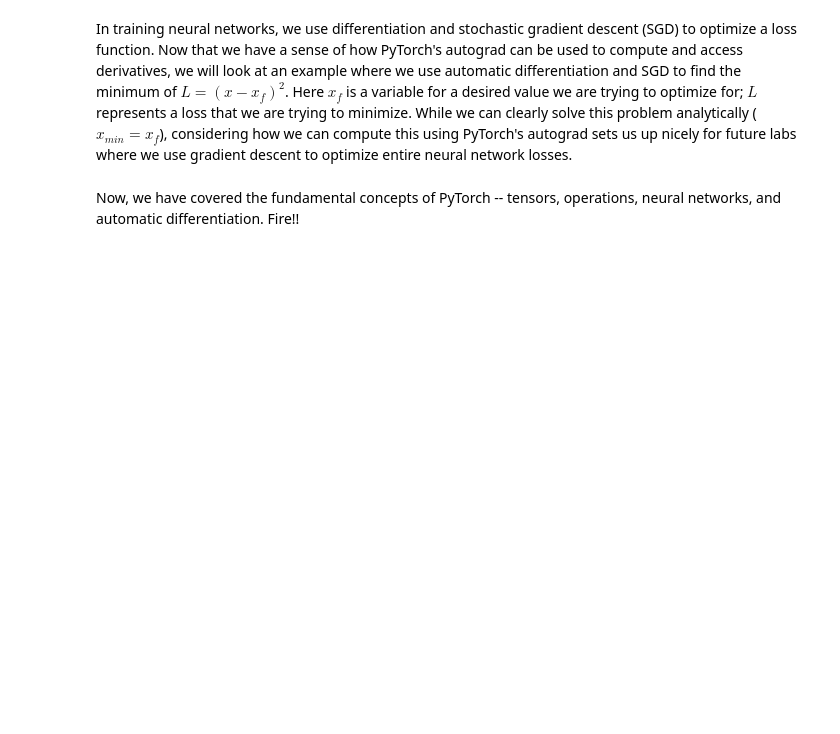
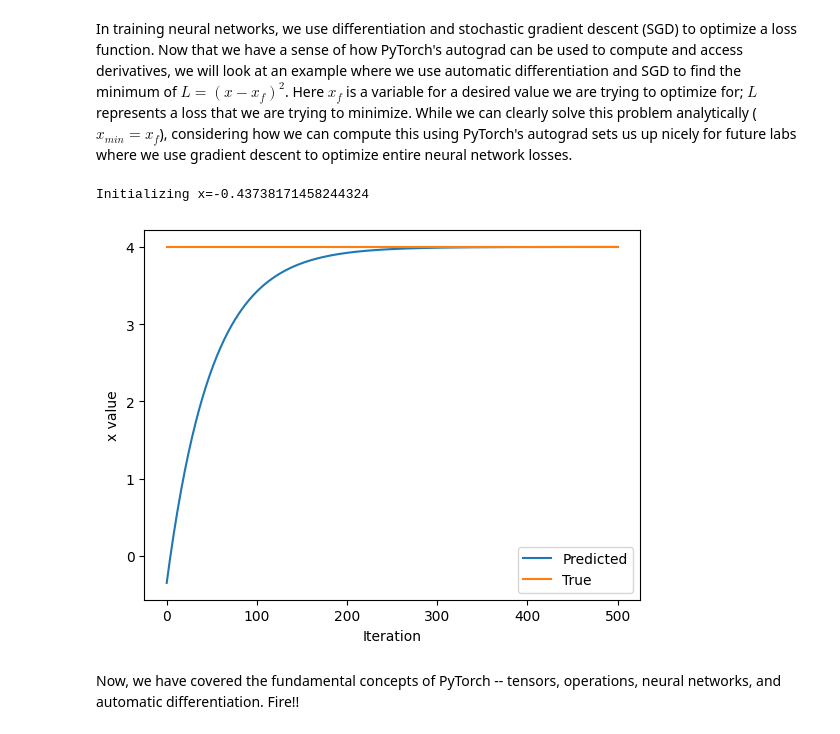
Before and after one commit to qiu9332/Deep-Learing-6.S191, a Jupyter notebook: lab1/PT_Part1_Intro.ipynb, the cells around one changed output. Saved outputs shown, nothing was run; the diff lists cells and outputs as text; code cells hidden in the pictures; blank space fills up the shorter version.

```diff
--- a/lab1/PT_Part1_Intro.ipynb
+++ b/lab1/PT_Part1_Intro.ipynb
@@ -489,33 +488,36 @@ In training neural networks, we use differentiation and stochastic gradient desc
 x = torch.randn(1)
 print(f"Initializing x={x.item()}")
 
 learning_rate = 1e-2  # Learning rate
 history = []
 x_f = 4  # Target value
 
 
 # We will run gradient descent for a number of iterations. At each iteration, we compute the loss,
 #   compute the derivative of the loss with respect to x, and perform the update.
 for i in range(500):
     x = torch.tensor([x], requires_grad=True)
 
     # TODO: Compute the loss as the square of the difference between x and x_f
-    loss = # TODO
+    loss = (x - x_f) ** 2
 
     # Backpropagate through the loss to compute gradients
     loss.backward()
 
     # Update x with gradient descent
     x = x.item() - learning_rate * x.grad
 
     history.append(x.item())
 
 # Plot the evolution of x as we optimize toward x_f!
 plt.plot(history)
 plt.plot([0, 500], [x_f, x_f])
 plt.legend(('Predicted', 'True'))
 plt.xlabel('Iteration')
 plt.ylabel('x value')
 plt.show()
+# %% [output]
+Initializing x=-0.43738171458244324
+[figure, added]
 # %% [markdown]
 Now, we have covered the fundamental concepts of PyTorch -- tensors, operations, neural networks, and automatic differentiation. Fire!!
```
Also changed, not shown: parts of 8 cells of this notebook.
